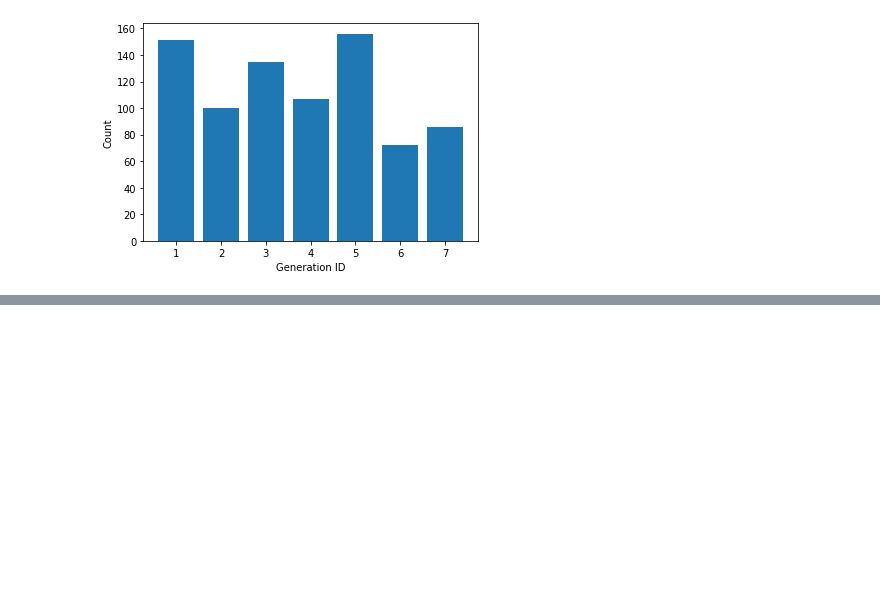
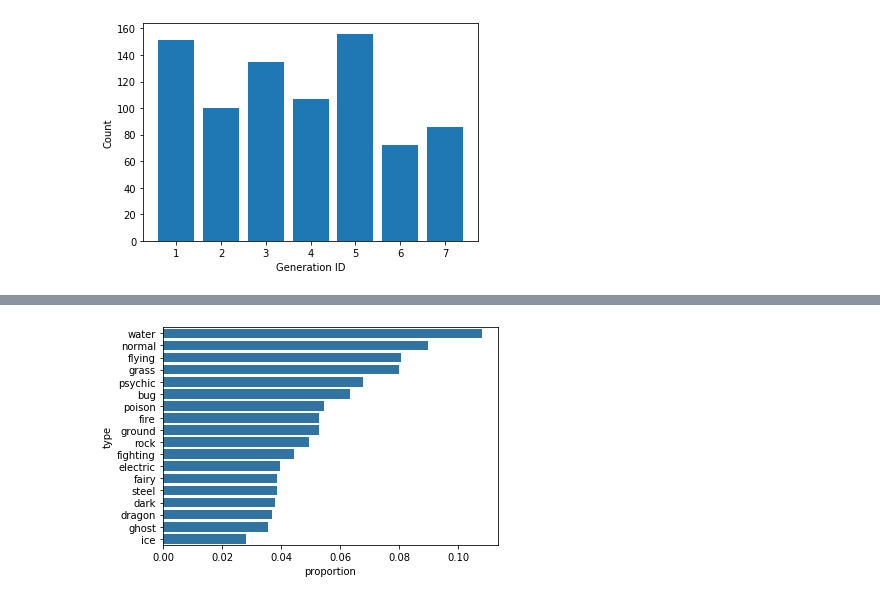
Before and after one commit to noreenwu/plots, a Jupyter notebook: Sample Plots.ipynb, the cells around one changed output, grey strips where cells are left out. Saved outputs shown, nothing was run; the diff lists cells and outputs as text; code cells hidden in the pictures; blank space fills up the shorter version.

```diff
--- a/Sample Plots.ipynb
+++ b/Sample Plots.ipynb
@@ -155,0 +234,2 @@ Text(0, 0.5, 'Count')
+# %%
+max_type_count = type_counts[0]
@@ -155,0 +267,7 @@ Text(0, 0.5, 'Count')
+# %%
+sns.countplot(data=pkmn_types, y='type', color=base_color, order=type_order);
+# Change the tick locations and labels
+plt.xticks(tick_props * n_pokemon, tick_names)
+plt.xlabel('proportion');
+# %% [output]
+[figure, added]
```
Also changed, not shown: parts of 37 cells of this notebook.
